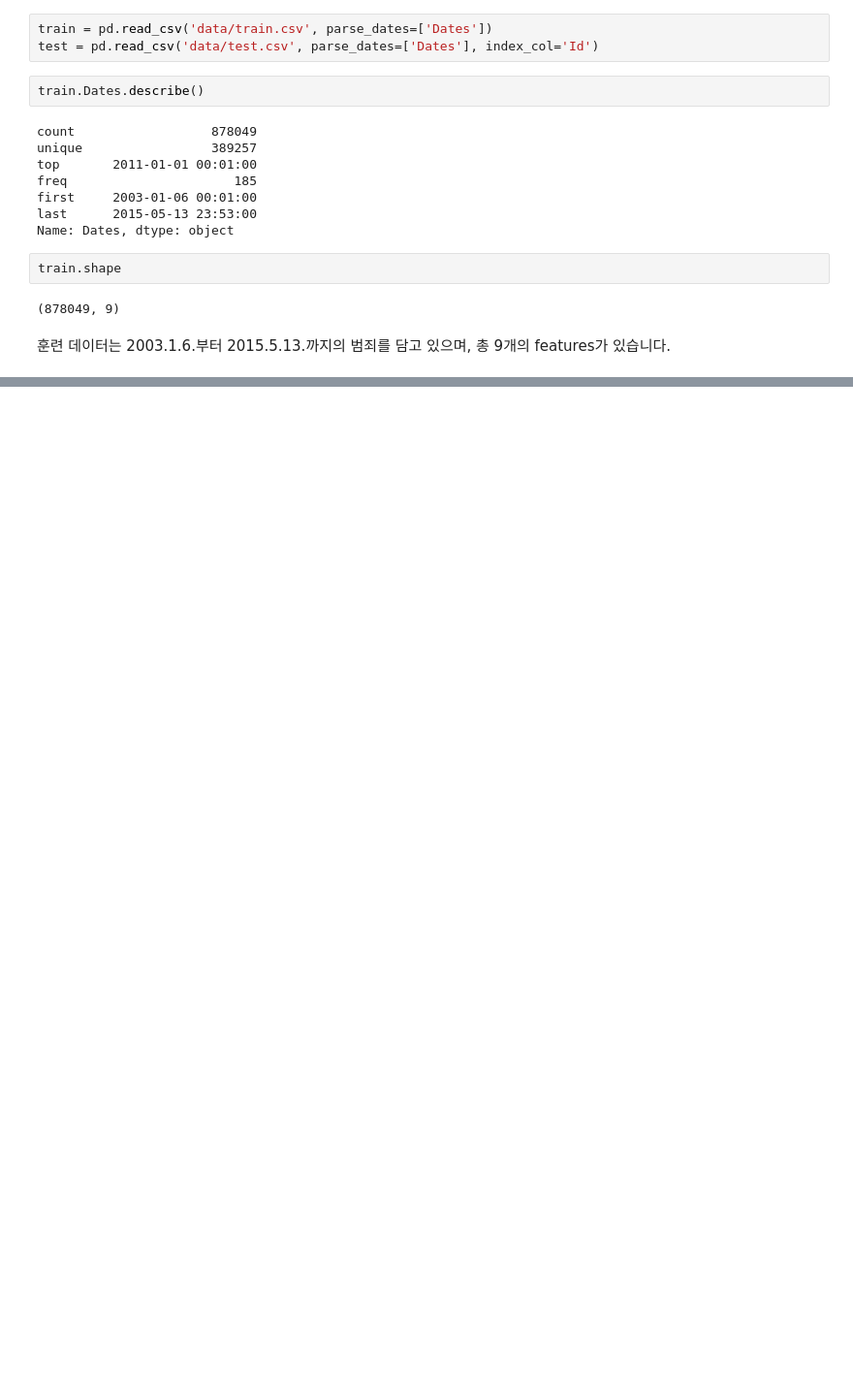
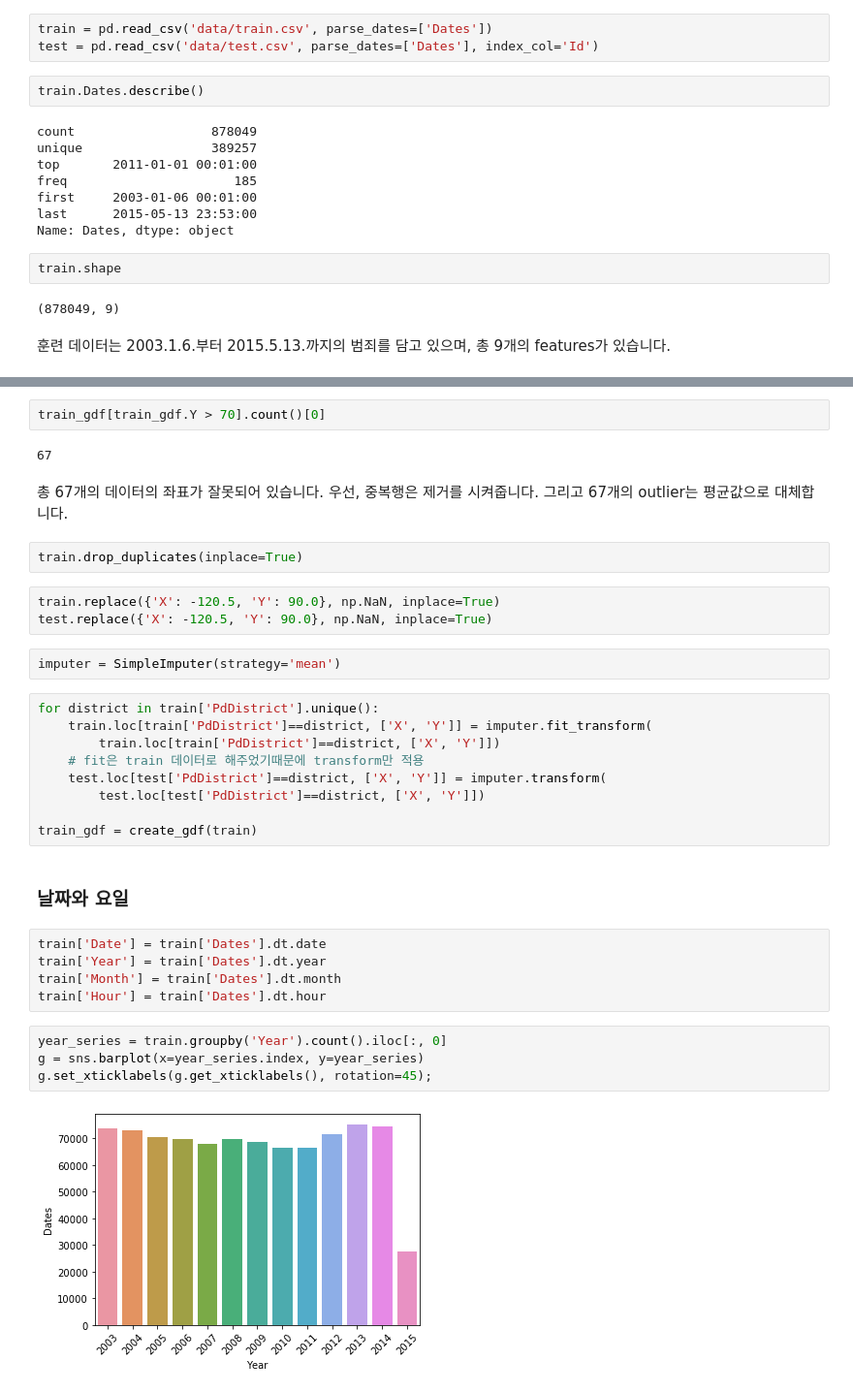
Before and after one commit to BaekKyunShin/Kaggle, a Jupyter notebook: SanFrancisco_Crime_Classification/4. San Francisco Crime Classification from a top ranker.ipynb, the cells around one changed output, grey strips where cells are left out. Shown at 97% size. Drawn from its saved outputs; the diff is of its cells as text; blank space fills up the shorter version.

```diff
--- a/SanFrancisco_Crime_Classification/4. San Francisco Crime Classification from a top ranker.ipynb
+++ b/SanFrancisco_Crime_Classification/4. San Francisco Crime Classification from a top ranker.ipynb
@@ -66,0 +133,36 @@ train.head()
+# %%
+train_gdf[train_gdf.Y > 70].count()[0]
+# %% [output]
+67
+# %% [markdown]
+총 67개의 데이터의 좌표가 잘못되어 있습니다.
+우선, 중복행은 제거를 시켜줍니다. 그리고 67개의 outlier는 평균값으로 대체합니다.
+# %%
+train.drop_duplicates(inplace=True)
+# %%
+train.replace({'X': -120.5, 'Y': 90.0}, np.NaN, inplace=True)
+test.replace({'X': -120.5, 'Y': 90.0}, np.NaN, inplace=True)
+# %%
+imputer = SimpleImputer(strategy='mean')
+# %%
+for district in train['PdDistrict'].unique():
+    train.loc[train['PdDistrict']==district, ['X', 'Y']] = imputer.fit_transform(
+        train.loc[train['PdDistrict']==district, ['X', 'Y']])
+    # fit은 train 데이터로 해주었기때문에 transform만 적용
+    test.loc[test['PdDistrict']==district, ['X', 'Y']] = imputer.transform(
+        test.loc[test['PdDistrict']==district, ['X', 'Y']])
+
+train_gdf = create_gdf(train)
+# %% [markdown]
+### 날짜와 요일
+# %%
+train['Date'] = train['Dates'].dt.date
+train['Year'] = train['Dates'].dt.year
+train['Month'] = train['Dates'].dt.month
+train['Hour'] = train['Dates'].dt.hour
+# %%
+year_series = train.groupby('Year').count().iloc[:, 0]
+g = sns.barplot(x=year_series.index, y=year_series)
+g.set_xticklabels(g.get_xticklabels(), rotation=45);
+# %% [output]
+[figure, added]
```
Also changed, not shown: parts of 14 cells of this notebook.
